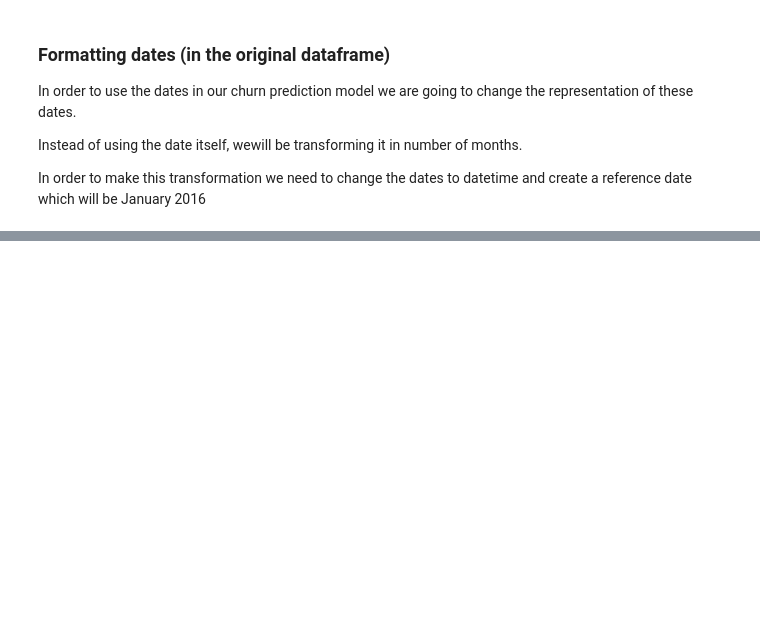
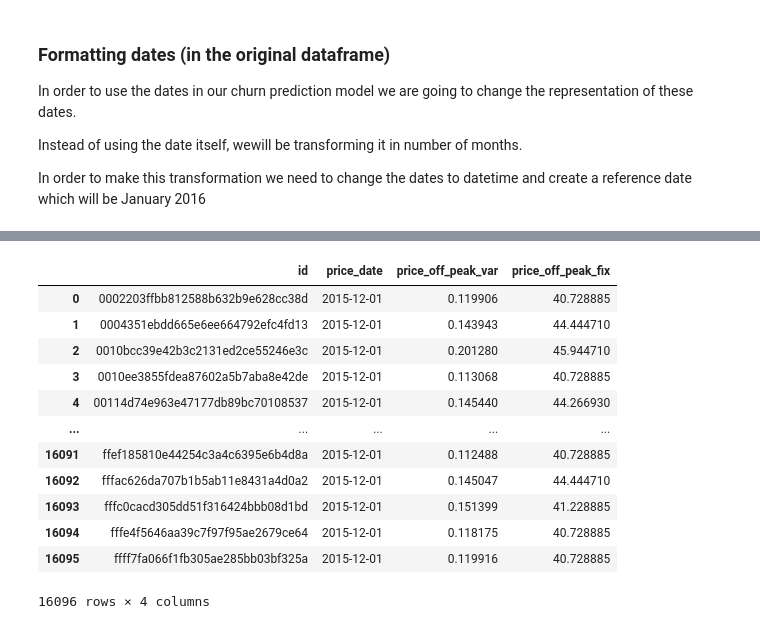
Before and after one commit to EslamMohamed95/lds_customer_churn, a Jupyter notebook: churn analysis.ipynb, the cells around one changed output, grey strips where cells are left out. Cells and saved outputs as stored; diff of their text form; code cells hidden in the pictures; blank space fills up the shorter version.

```diff
--- a/churn analysis.ipynb
+++ b/churn analysis.ipynb
@@ -537,0 +624,19 @@ merged_data.to_csv('clean_data_after_eda.csv')
+# %%
+# Get january and december prices
+jan_prices = monthly_price_by_id.groupby('id').first().reset_index()
+dec_prices = monthly_price_by_id.groupby('id').last().reset_index()
+dec_prices
+# %% [output]
+|  | id | price_date | price_off_peak_var | price_off_peak_fix |
+| 0 | 0002203ffbb812588b632b9e628cc38d | 2015-12-01 | 0.119906 | 40.728885 |
+| 1 | 0004351ebdd665e6ee664792efc4fd13 | 2015-12-01 | 0.143943 | 44.444710 |
+| 2 | 0010bcc39e42b3c2131ed2ce55246e3c | 2015-12-01 | 0.201280 | 45.944710 |
+| 3 | 0010ee3855fdea87602a5b7aba8e42de | 2015-12-01 | 0.113068 | 40.728885 |
+| 4 | 00114d74e963e47177db89bc70108537 | 2015-12-01 | 0.145440 | 44.266930 |
+| ... | ... | ... | ... | ... |
+| 16091 | ffef185810e44254c3a4c6395e6b4d8a | 2015-12-01 | 0.112488 | 40.728885 |
+| 16092 | fffac626da707b1b5ab11e8431a4d0a2 | 2015-12-01 | 0.145047 | 44.444710 |
+| 16093 | fffc0cacd305dd51f316424bbb08d1bd | 2015-12-01 | 0.151399 | 41.228885 |
+| 16094 | fffe4f5646aa39c7f97f95ae2679ce64 | 2015-12-01 | 0.118175 | 40.728885 |
+| 16095 | ffff7fa066f1fb305ae285bb03bf325a | 2015-12-01 | 0.119916 | 40.728885 |
+16096 rows × 4 columns
```
Also changed, not shown: parts of 30 cells of this notebook.
